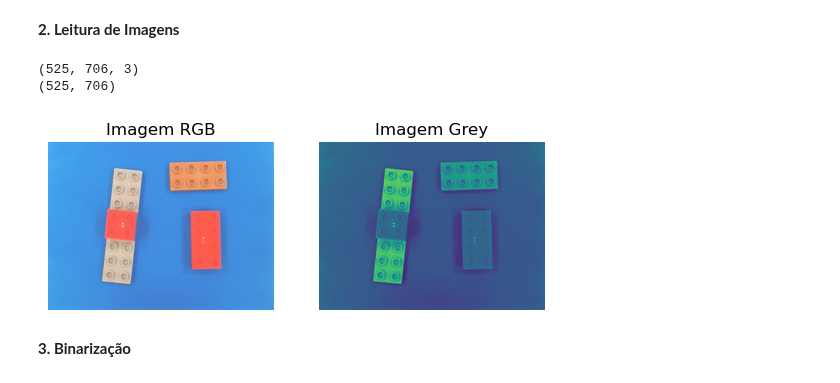
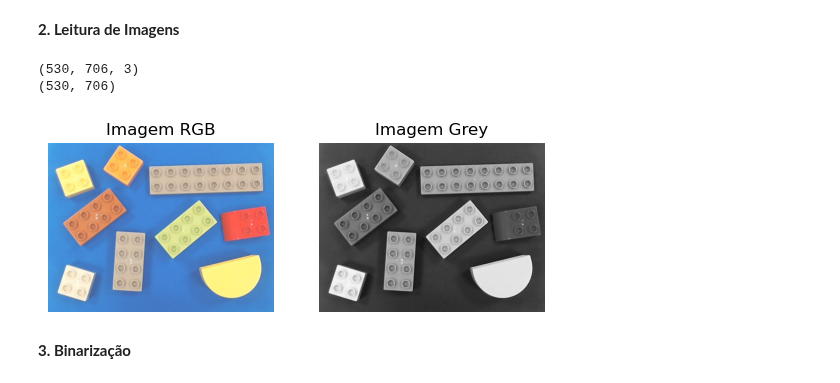
Before and after one commit to miguelac4/piv_tp1, a Jupyter notebook: src/trabalho_pratico1.ipynb, the cells around one changed output. Cells and saved outputs as stored; diff of their text form; code cells hidden in the pictures.

```diff
--- a/src/trabalho_pratico1.ipynb
+++ b/src/trabalho_pratico1.ipynb
@@ -10,39 +10,39 @@ import matplotlib.pyplot as plt
 import numpy as np
 
 # Variavel de path
-path_img = "../images/lego11.jpg"
+path_img = "../images/lego01.jpg"
 
 # Ler imagens [MUDAR PATH PARA TESTAR COM OUTRA IMAGEM]
 img = cv2.imread(path_img)
 
 
 
 # Converter para RGB
 img_rgb = cv2.cvtColor(img, cv2.COLOR_BGR2RGB)
 
 # Passar Imagem para Tons de Cinzento
-img_grey = cv2.imread(path_img, cv2.IMREAD_GRAYSCALE)
+img_gray = cv2.imread(path_img, cv2.IMREAD_GRAYSCALE)
 
 # Canais de cores = 3
 print(np.shape(img))
 
 # Mostrar imagem RGB
 plt.subplot(1,2,1)
 plt.imshow(img_rgb)
 plt.title("Imagem RGB")
 plt.axis("off")
 
-print(np.shape(img_grey))
+print(np.shape(img_gray))
 
 # Mostrar imagem Grey
 plt.subplot(1,2,2)
-plt.imshow(img_grey)
+plt.imshow(img_gray, cmap="gray")
 plt.title("Imagem Grey")
 plt.axis("off")
 plt.show()
 # %% [output]
-(525, 706, 3)
-(525, 706)
+(530, 706, 3)
+(530, 706)
-[figure, old version]
+[figure, new version]
 # %% [markdown]
 **3. Binarização**
```
Also changed, not shown: parts of 4 cells of this notebook, 1 other file.
